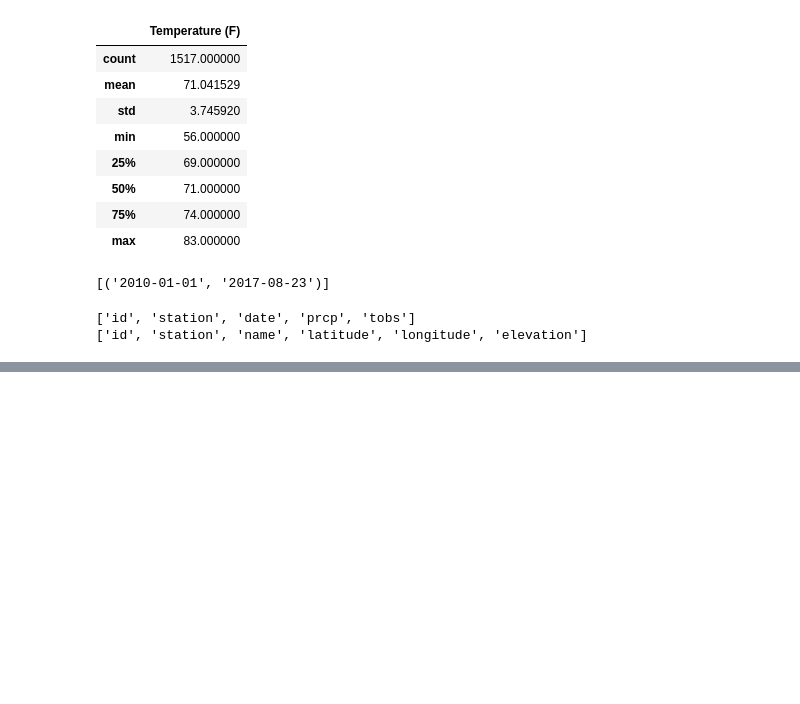
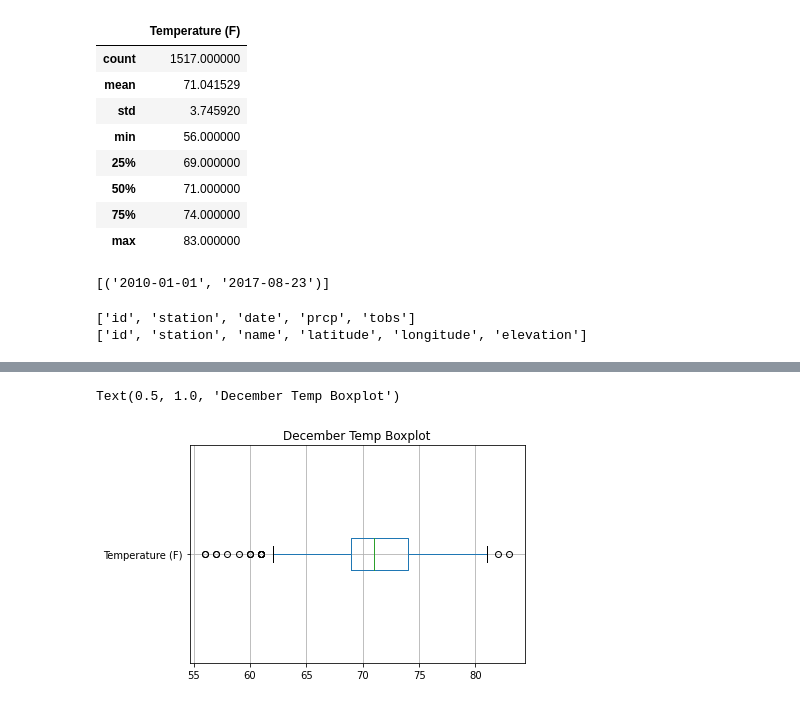
Before and after one commit to mearsdj/surfs_up, a Jupyter notebook: SurfsUp_Challenge.ipynb, the cells around one changed output, grey strips where cells are left out. Cells and saved outputs as stored; diff of their text form; code cells hidden in the pictures; blank space fills up the shorter version.

```diff
--- a/SurfsUp_Challenge.ipynb
+++ b/SurfsUp_Challenge.ipynb
@@ -94,0 +112,8 @@ TypeError: 'MetaData' object is not callable
+# %%
+#continue skew analysis with box plots
+import matplotlib.pyplot as plt
+Dec_temps.boxplot(vert=False)
+plt.title('December Temp Boxplot')
+# %% [output]
+Text(0.5, 1.0, 'December Temp Boxplot')
+[figure, added]
```
Also changed, not shown: parts of 18 cells of this notebook, 5 other files.
